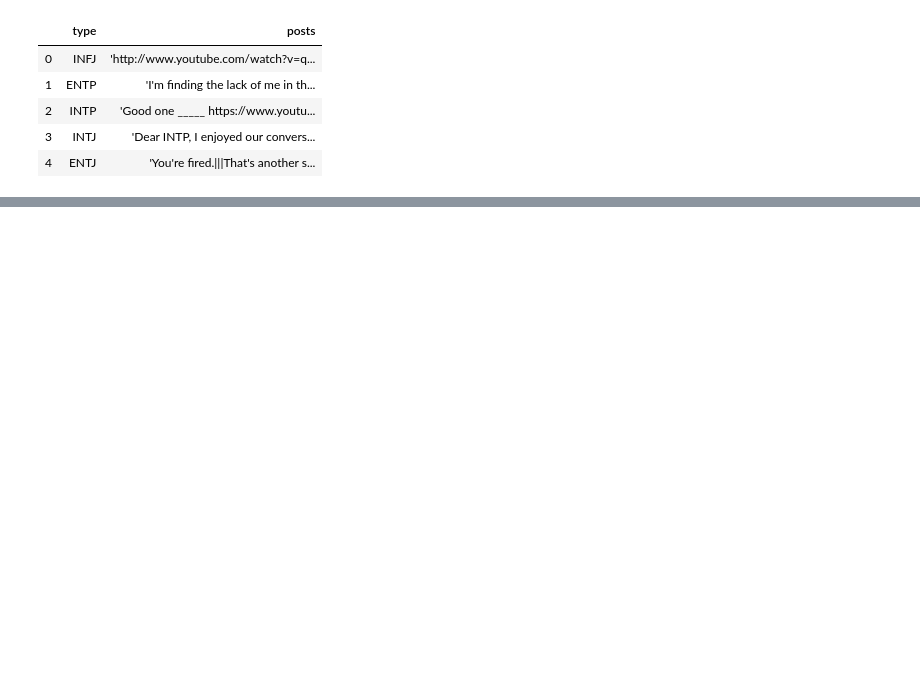
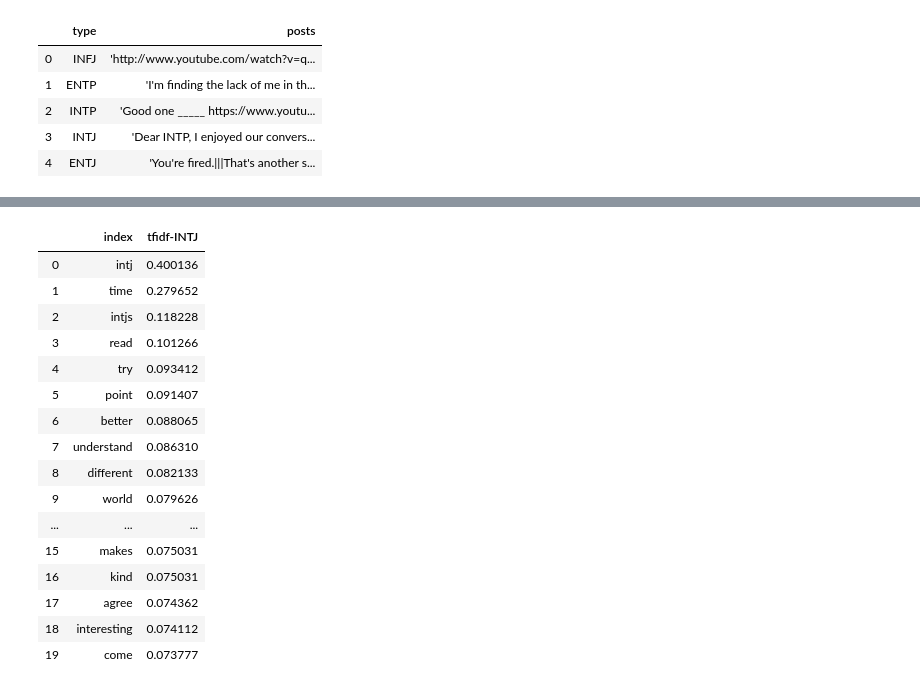
Before and after one commit to AsaKientz/DSI-Capstone-I, a Jupyter notebook: notebooks/cap-I-sklearn.ipynb, the cells around one changed output, grey strips where cells are left out. Cells and saved outputs as stored; diff of their text form; code cells hidden in the pictures; blank space fills up the shorter version.

```diff
--- a/notebooks/cap-I-sklearn.ipynb
+++ b/notebooks/cap-I-sklearn.ipynb
@@ -23,0 +52,9 @@ df_test.head()
+# %%
+custom_stopwords = {"like", "just", "people", "don","really","ve","http","com", "make", "good", "things",
+                    "https", "say", "way", "going", "lot", "thing", "best", "www", "youtube", "ll", "pretty",
+                   "sure", "yes", "no", "actually", "right", "said", "thanks", "person", "watch", "did",
+                    "said", "does", "maybe", "probably", "type", "types", "doesn", "work", "life", "want", "need",
+                   "didn", "mean", "yeah", "usually", "got", "look", "use", "day", "long","years", "year",
+                   "think", "know", "feel", "love", "friend", "friends", "thinking", "thought", "thread", "post"}
+stopwords_set = stopwords | custom_stopwords
+len(custom_stopwords)
@@ -23,0 +63,4 @@ df_test.head()
+# %%
+cv = CountVectorizer(docs,stop_words=stopwords_set,min_df=2)
+count_vector=cv.fit_transform(docs)
+count_vector.shape
@@ -23,0 +94,35 @@ df_test.head()
+# %%
+# word counts for the docs - sparse matrix form
+count_vector=cv.transform(docs)
+
+# compute tf-idf scores
+tf_idf_vector=tfidf_transformer.transform(count_vector)
+# %%
+feature_names = cv.get_feature_names()
+
+type_id = 10
+# get tfidf vector for first document
+document_vector_first = tf_idf_vector[type_id]
+
+# print the scores
+df = pd.DataFrame(document_vector_first.T.todense(), index=feature_names, columns=[f"tfidf-{type_list[type_id]}"])
+ranked_word_list = df.sort_values(by=[f"tfidf-{type_list[type_id]}"],ascending=False).reset_index()
+ranked_word_list.head(20)
+# %% [output]
+|  | index | tfidf-INTJ |
+| 0 | intj | 0.400136 |
+| 1 | time | 0.279652 |
+| 2 | intjs | 0.118228 |
+| 3 | read | 0.101266 |
+| 4 | try | 0.093412 |
+| 5 | point | 0.091407 |
+| 6 | better | 0.088065 |
+| 7 | understand | 0.086310 |
+| 8 | different | 0.082133 |
+| 9 | world | 0.079626 |
+| ... | ... | ... |
+| 15 | makes | 0.075031 |
+| 16 | kind | 0.075031 |
+| 17 | agree | 0.074362 |
+| 18 | interesting | 0.074112 |
+| 19 | come | 0.073777 |
```
Also changed, not shown: parts of 48 cells of this notebook, 4 other files.
